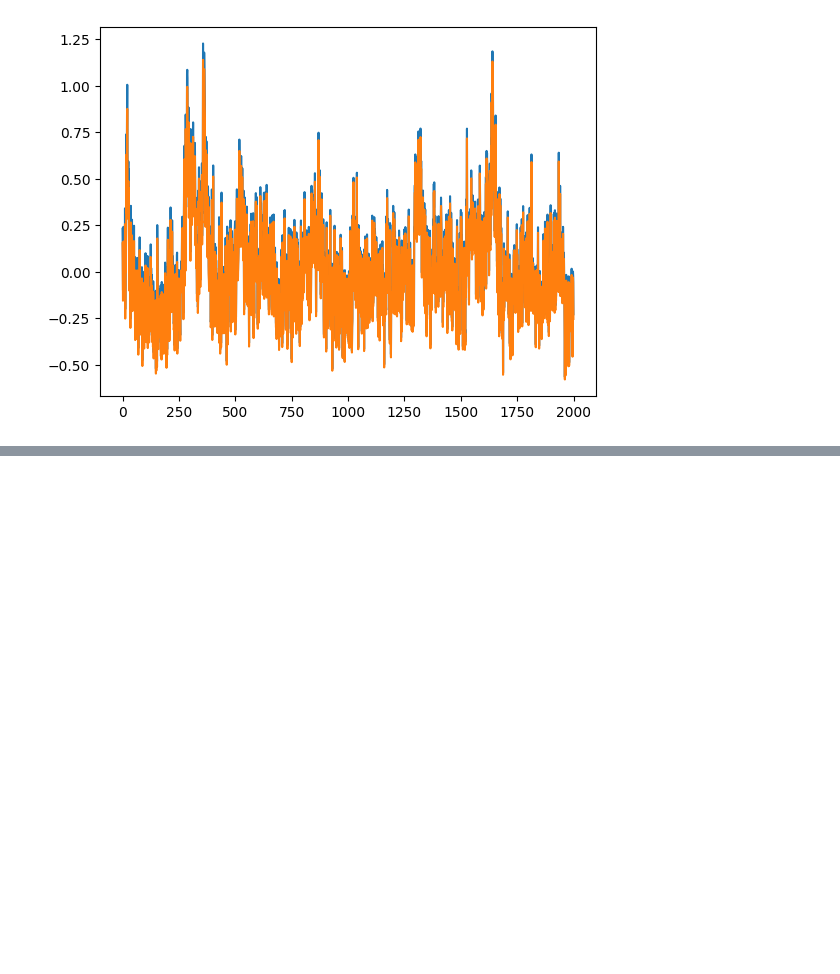
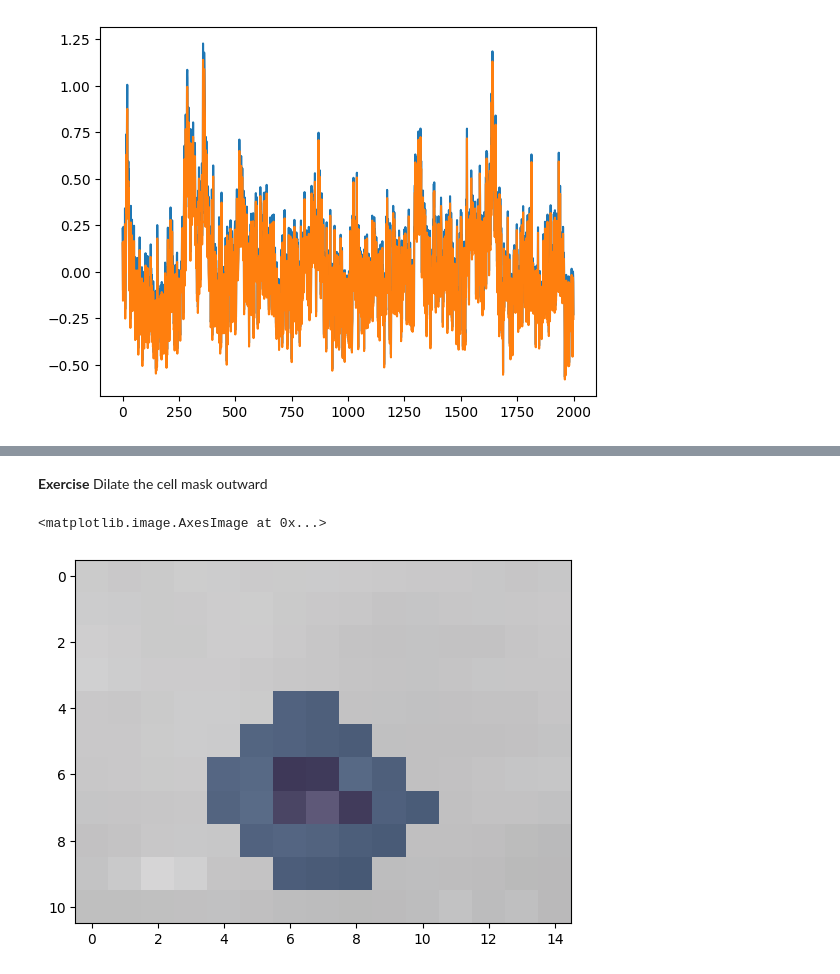
Before and after one commit to sangeethankumar/Courses, a Jupyter notebook: CalciumImaging/Draft1/04. Using the Neuropil to Get Better Cell Fluorescence Estimates.ipynb, the cells around one changed output, grey strips where cells are left out. Drawn from its saved outputs; the diff is of its cells as text; code cells hidden in the pictures; blank space fills up the shorter version.

```diff
--- a/CalciumImaging/Draft1/04. Using the Neuropil to Get Better Cell Fluorescence Estimates.ipynb
+++ b/CalciumImaging/Draft1/04. Using the Neuropil to Get Better Cell Fluorescence Estimates.ipynb
@@ -255,0 +254,13 @@ To compute accurate fluorescence signals, you must first define the spatial regi
+# %%
+mask_abs = mean_proj > 1500
+cell_mask = mask_abs.astype(bool)
+# %% [markdown]
+**Exercise** Dilate the cell mask outward
+# %%
+dilated_mask = dilation(cell_mask, disk(2))
+plt.imshow(mean_proj, cmap='gray')
+plt.imshow(cell_mask, cmap='Reds', alpha=0.5)
+plt.imshow(dilated_mask, cmap='Blues', alpha=0.5)
+# %% [output]
+<matplotlib.image.AxesImage at 0x...>
+[figure, added]
```
Also changed, not shown: parts of 9 cells of this notebook, 1 other file.
